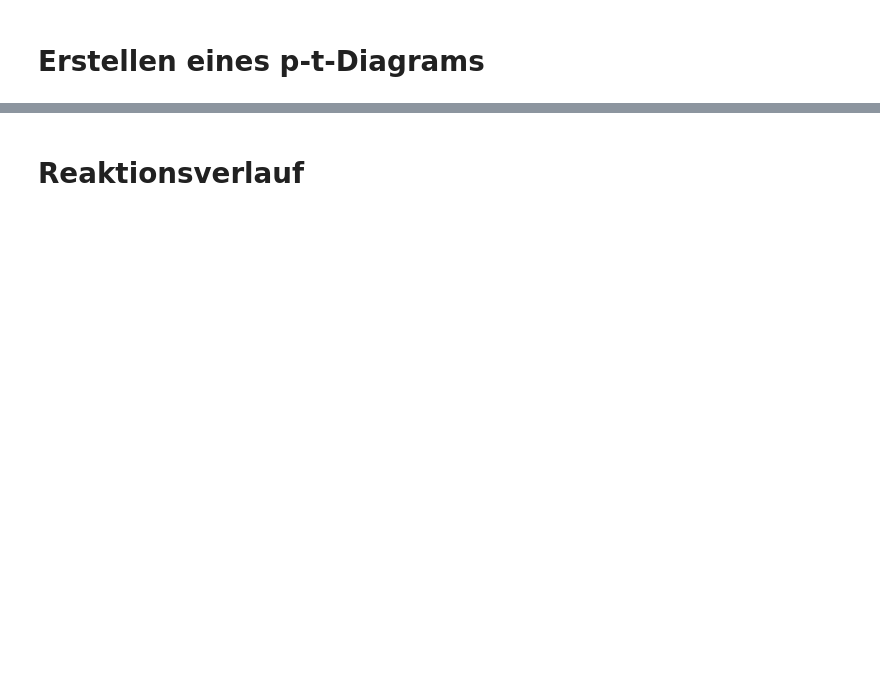
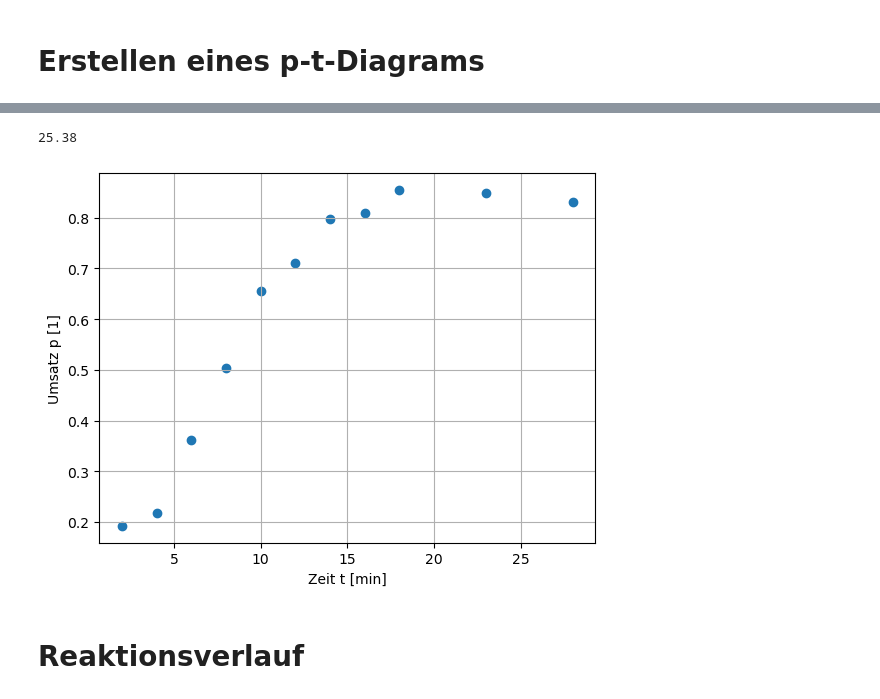
Before and after one commit to Rankenstein678/Makro, a Jupyter notebook: AMC3/AMC3.ipynb, the cells around one changed output, grey strips where cells are left out. Cells and saved outputs as stored; diff of their text form; code cells hidden in the pictures; blank space fills up the shorter version.

```diff
--- a/AMC3/AMC3.ipynb
+++ b/AMC3/AMC3.ipynb
@@ -52,6 +80,8 @@ Vom Literaturwert weicht dieser um 1.075 % ab
 # %% [markdown]
 # Erstellen eines p-t-Diagrams
 # %%
+fig, ax = plt.subplots()
+
 dichte_MMA = 0.94 # g/mL
 cp_MMA = 1.5 # J/(g⋅K)
 cp_wasser = 4.18 # J/(g⋅K)
@@ -59,11 +89,67 @@ M_MMA = 100.12 # g/mol
 
 V_MMA = 27 # mL
 
-auheizen
+V_initiator = 5 # ml
+
+m_voll = np.array([
+    12.6217,
+    12.5602,
+    12.5994,
+    12.7125,
+    12.7088,
+    12.6894,
+    12.8538,
+    12.8370,
+    12.7710,
+    12.8559,
+    12.7192
+])
+m_leeer = np.array([
+    12.5807,
+    12.5138,
+    12.5224,
+    12.6051,
+    12.5691,
+    12.5378,
+    12.6837,
+    12.6645,
+    12.5887,
+    12.6749,
+    12.5420
+])
+
+m_best = m_voll-m_leeer
+
 
 m_0 = V_MMA * dichte_MMA
 
-m_poly  = m_best *240e-3 * 1/2
 
-p = m_poly /m_0 *100
-#TODO: Daten einfügen
+V_wasser = 180
+V_initiator=4
+V_tensid = 27
+V_MMA =27
+V_Lsg_0 =(V_MMA+V_tensid+V_initiator+V_wasser)
+
+
+V_Lsg = V_Lsg_0-2*np.array(list(range(11)))
+m_poly  = m_best *V_Lsg_0/2
+
+p = m_poly /m_0
+m_best
+ind = np.array([2,4,6,8,10,12,14,16,18,20,25])
+
+t= np.array([2,4,6,8,10,12,14,16,18,23,28])
+print(p[0])
+ax.scatter(t,p)
+ax.set_ylabel("Umsatz p [1]")
+ax.set_xlabel("Zeit t [min]")
+fig.savefig("pt.pdf")
+ax.grid()
+header = [r"Volumen der Lösung [mL]", r"Masse der Probe [\unit{\gram}]","Umsatz"]
+
+
+
+print(tabulate(zip(ind,V_Lsg,list(map(lambda x: rf"\num[round-precision=3]{{{x}}}",m_best)),list(map(lambda x: rf"\num[round-precision=3]{{{x}}}",m_poly)),list(map(lambda x: rf"\num[round-precision=3]{{{x}}}", p))),headers=header,showindex=list(range(1,12)),tablefmt="latex_raw"))
+
+m_0
+# %% [output]
@@ -70,3 +174,5 @@ p = m_poly /m_0 *100
+25.38
+[figure, added]
 # %% [markdown]
 # Reaktionsverlauf
 # %%
```
Also changed, not shown: parts of 8 cells of this notebook, 41 other files.
